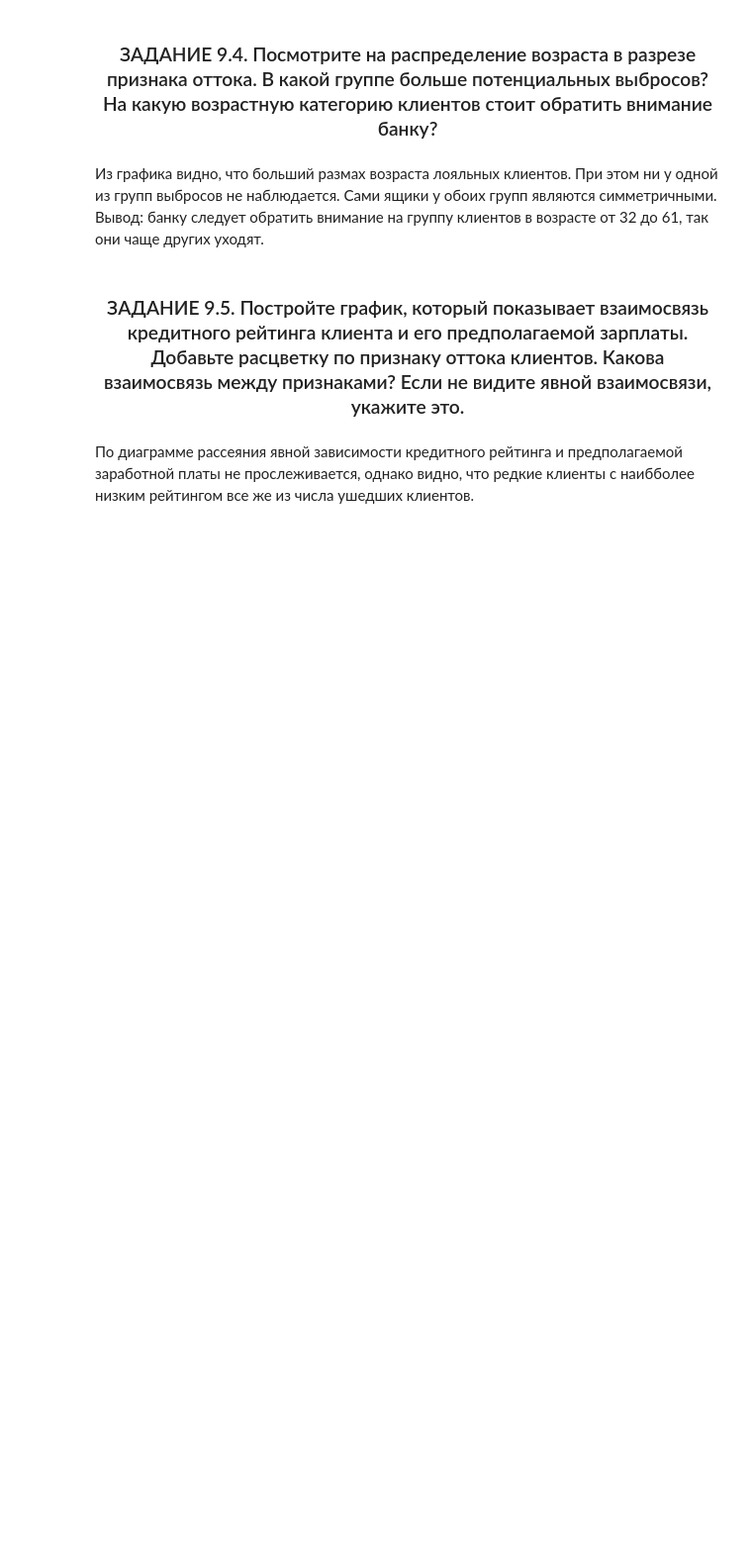
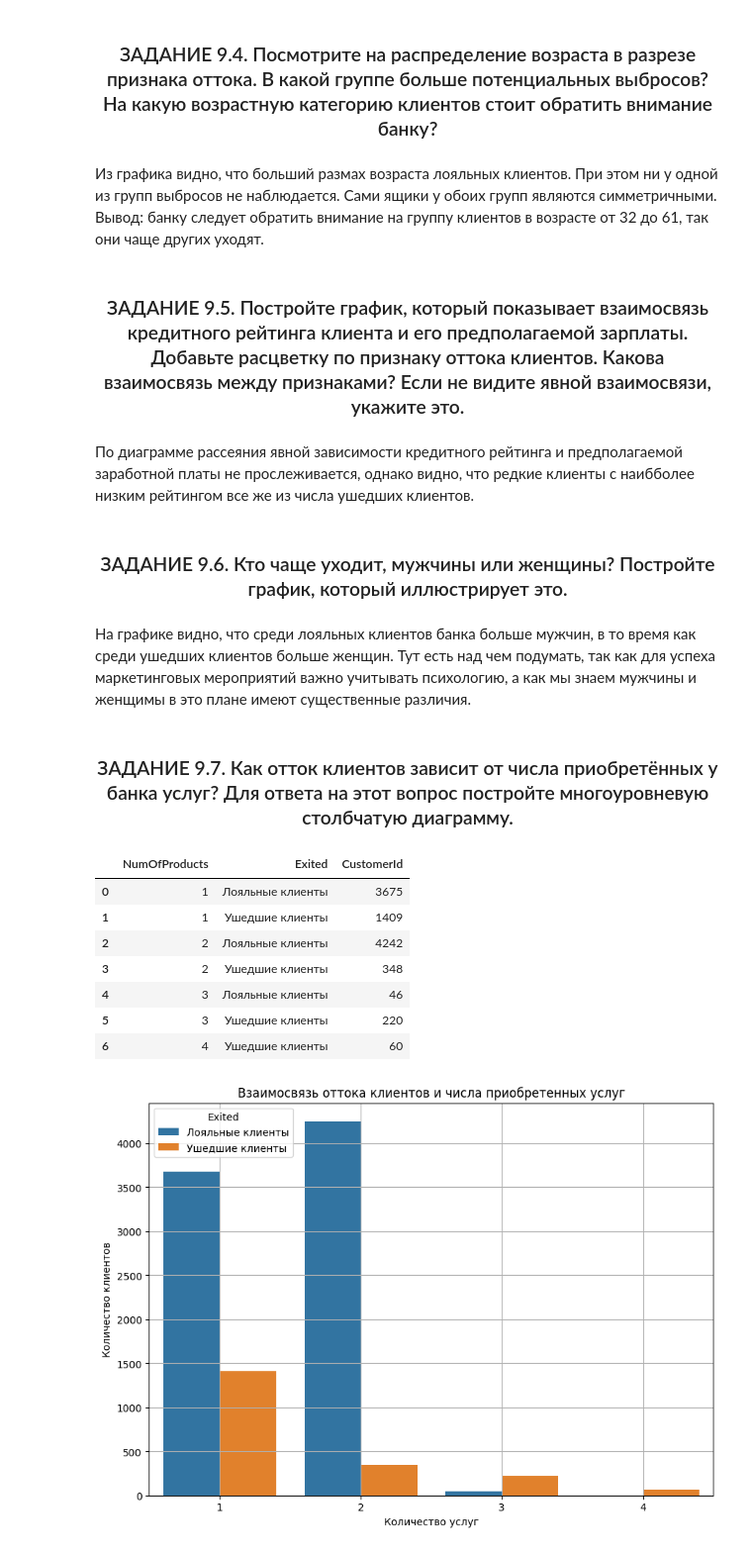
Before and after one commit to Oksana8346/project_1, a Jupyter notebook: my_work_visualization.ipynb, the cells around one changed output. Shown at 99% size. Saved outputs shown, nothing was run; the diff lists cells and outputs as text; code cells hidden in the pictures; blank space fills up the shorter version.

```diff
--- a/my_work_visualization.ipynb
+++ b/my_work_visualization.ipynb
@@ -101,3 +104,5 @@ fig =px.scatter(
 fig.show()
 # %% [markdown]
 По диаграмме рассеяния явной зависимости кредитного рейтинга и предполагаемой заработной платы не прослеживается, однако видно, что редкие клиенты с наибболее низким рейтингом все же из числа ушедших клиентов.
+# %% [markdown]
+### <center> ЗАДАНИЕ 9.6. Кто чаще уходит, мужчины или женщины? Постройте график, который иллюстрирует это.
@@ -103,0 +125,28 @@ fig.show()
+# %% [markdown]
+На графике видно, что среди лояльных клиентов банка больше мужчин, в то время как среди ушедших клиентов больше женщин. Тут есть над чем подумать, так как для успеха маркетинговых мероприятий важно учитывать психологию, а как мы знаем мужчины и женщимы в это плане имеют существенные различия.
+# %% [markdown]
+### <center> ЗАДАНИЕ 9.7. Как отток клиентов зависит от числа приобретённых у банка услуг? Для ответа на этот вопрос постройте многоуровневую столбчатую диаграмму.
+# %%
+bar_data_7=churn_data2.groupby(['NumOfProducts','Exited'],as_index=False)['CustomerId'].count()
+display(bar_data_7)
+fig = plt.figure(figsize=(10, 7))
+barplot_7 = sns.barplot(
+    data=bar_data_7,
+    x='NumOfProducts',
+    y='CustomerId',
+    hue='Exited',
+)
+barplot_7.set_title('Взаимосвязь оттока клиентов и числа приобретенных услуг');
+barplot_7.set_xlabel('Количество услуг');
+barplot_7.set_ylabel('Количество клиентов');
+barplot_7.grid()
+# %% [output]
+|  | NumOfProducts | Exited | CustomerId |
+| 0 | 1 | Лояльные клиенты | 3675 |
+| 1 | 1 | Ушедшие клиенты | 1409 |
+| 2 | 2 | Лояльные клиенты | 4242 |
+| 3 | 2 | Ушедшие клиенты | 348 |
+| 4 | 3 | Лояльные клиенты | 46 |
+| 5 | 3 | Ушедшие клиенты | 220 |
+| 6 | 4 | Ушедшие клиенты | 60 |
+[figure, added]
```
Also changed, not shown: parts of 13 cells of this notebook.
